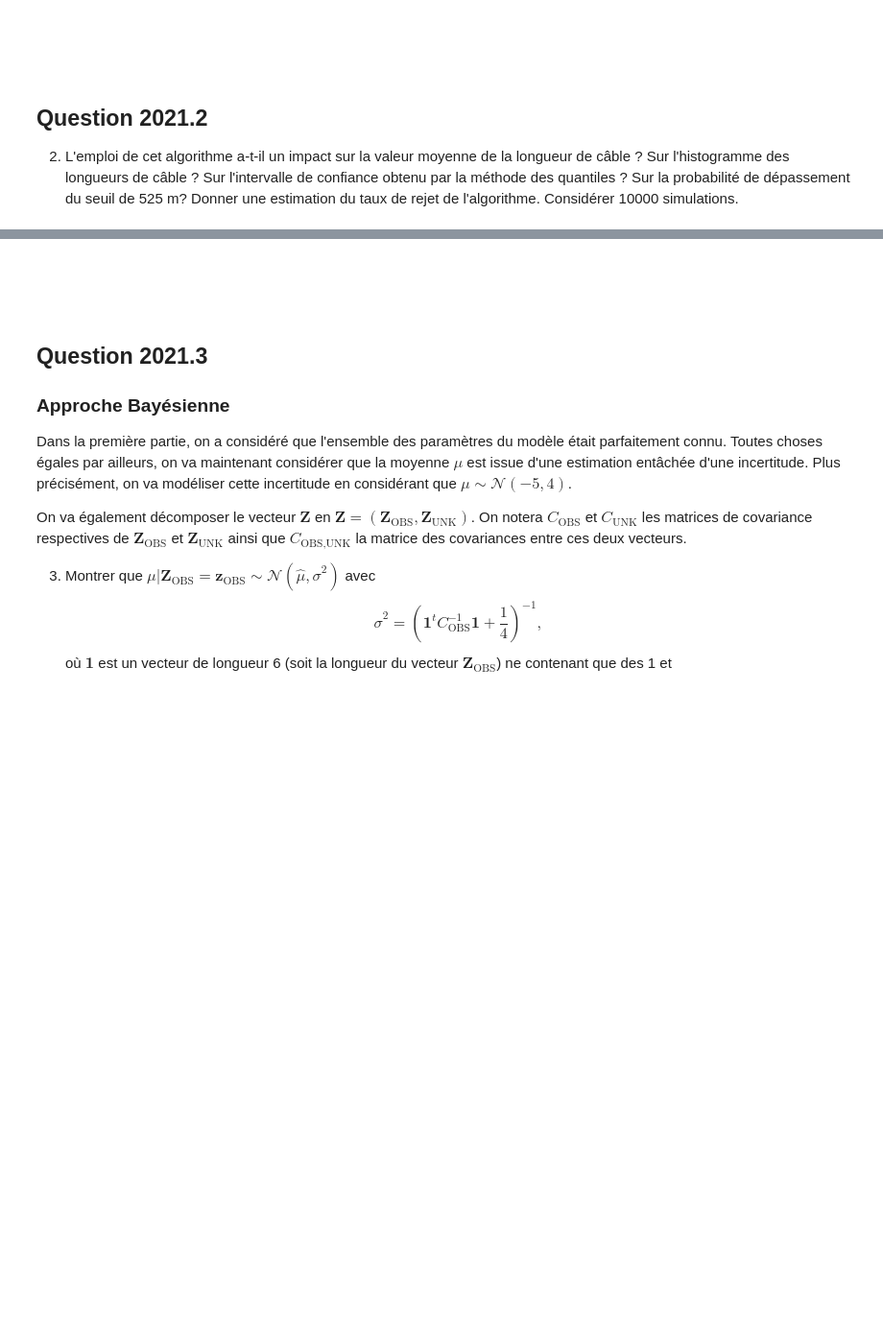
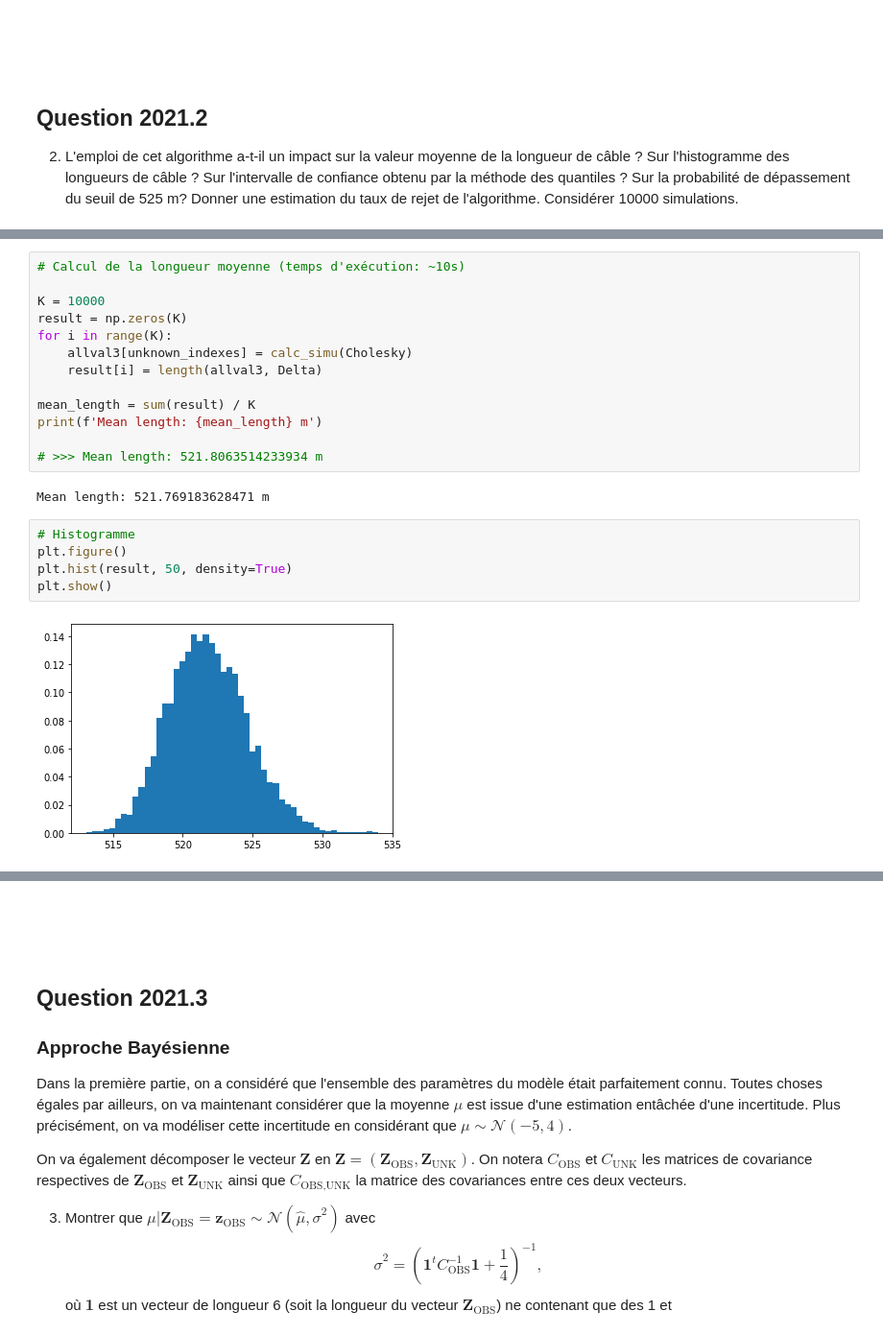
Before and after one commit to ahernot/UE11-probabilites, a Jupyter notebook: projAnatole.ipynb, the cells around one changed output, grey strips where cells are left out. Shown: that part at 96% size. Saved outputs shown, nothing was run; the diff lists cells and outputs as text; blank space fills up the shorter version.

```diff
--- a/projAnatole.ipynb
+++ b/projAnatole.ipynb
@@ -323,0 +333,22 @@ to do
+# %%
+# Calcul de la longueur moyenne (temps d'exécution: ~10s)
+
+K = 10000
+result = np.zeros(K)
+for i in range(K):
+    allval3[unknown_indexes] = calc_simu(Cholesky)
+    result[i] = length(allval3, Delta)
+
+mean_length = sum(result) / K
+print(f'Mean length: {mean_length} m')
+
+# >>> Mean length: 521.8063514233934 m
+# %% [output]
+Mean length: 521.769183628471 m
+# %%
+# Histogramme
+plt.figure()
+plt.hist(result, 50, density=True)
+plt.show()
+# %% [output]
+[figure, added]
```
Also changed, not shown: parts of 7 cells of this notebook.
